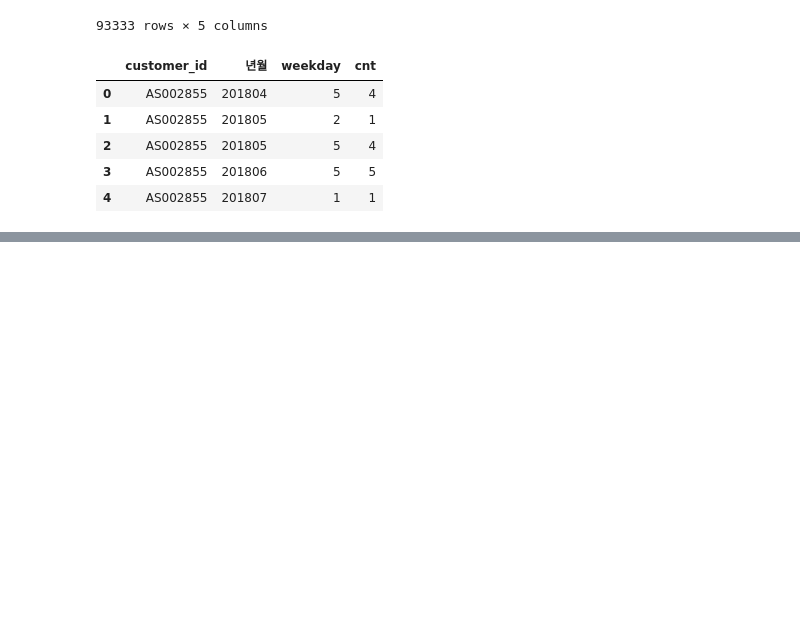
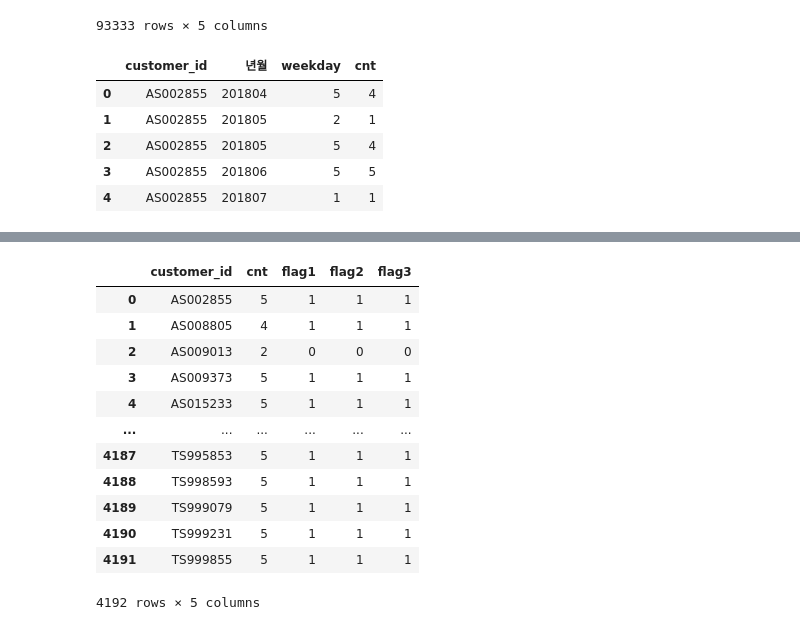
Before and after one commit to JJongSSu/Study, a Jupyter notebook: AI/2주차/2일차/customer data.ipynb, the cells around one changed output, grey strips where cells are left out. Drawn from its saved outputs; the diff is of its cells as text; code cells hidden in the pictures; blank space fills up the shorter version.

```diff
--- a/AI/2주차/2일차/customer data.ipynb
+++ b/AI/2주차/2일차/customer data.ipynb
@@ -392,0 +395,3 @@ u1_week.head()
+# %%
+u1_week = u1_week.groupby('customer_id', as_index=False)[['cnt']].max()
+u1_week
@@ -392,0 +412,4 @@ u1_week.head()
+# %%
+# 방법1 : apply(lambda)
+u1_week['flag1'] = u1_week['cnt'].apply(lambda x: 1 if (x>=4) else 0)
+u1_week
@@ -392,0 +430,6 @@ u1_week.head()
+# %%
+# 방법2 : is_over
+u1_week['flag2'] = 0
+is_over4 = (u1_week['cnt']>=4)
+u1_week.loc[is_over4, 'flag2'] = 1
+u1_week
@@ -392,0 +450,19 @@ u1_week.head()
+# %%
+# 방법3 : where문
+u1_week['flag3'] = 0
+u1_week['flag3'] = u1_week['flag3'].where(u1_week['cnt']<4,1)   # 참이면 0, 거짓이면 1
+u1_week
+# %% [output]
+|  | customer_id | cnt | flag1 | flag2 | flag3 |
+| 0 | AS002855 | 5 | 1 | 1 | 1 |
+| 1 | AS008805 | 4 | 1 | 1 | 1 |
+| 2 | AS009013 | 2 | 0 | 0 | 0 |
+| 3 | AS009373 | 5 | 1 | 1 | 1 |
+| 4 | AS015233 | 5 | 1 | 1 | 1 |
+| ... | ... | ... | ... | ... | ... |
+| 4187 | TS995853 | 5 | 1 | 1 | 1 |
+| 4188 | TS998593 | 5 | 1 | 1 | 1 |
+| 4189 | TS999079 | 5 | 1 | 1 | 1 |
+| 4190 | TS999231 | 5 | 1 | 1 | 1 |
+| 4191 | TS999855 | 5 | 1 | 1 | 1 |
+4192 rows × 5 columns
```
Also changed, not shown: parts of 9 cells of this notebook.
